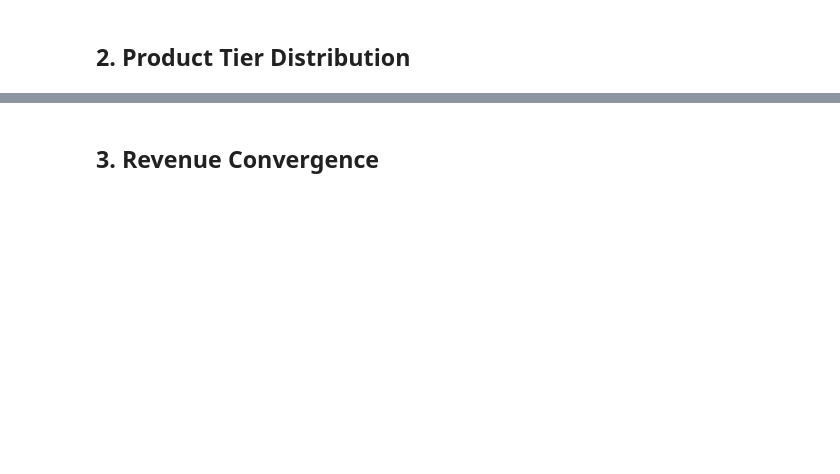
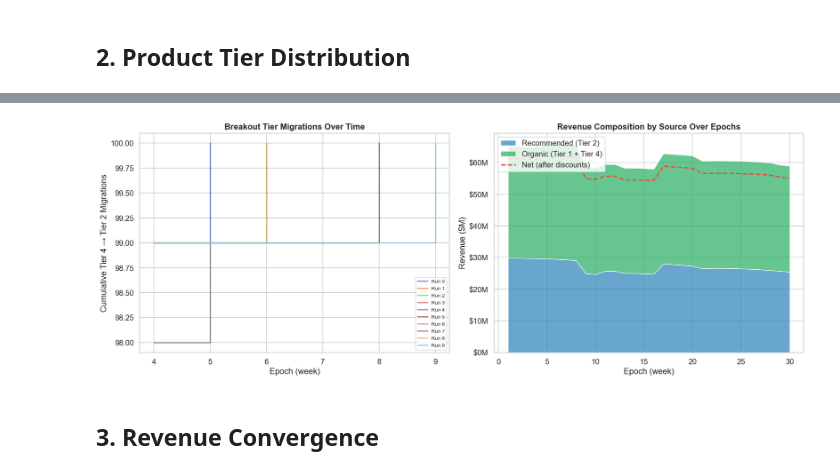
Before and after one commit to dalinkstone/toydatadecomp, a Jupyter notebook: notebooks/analysis.ipynb, the cells around one changed output, grey strips where cells are left out. Cells and saved outputs as stored; diff of their text form; code cells hidden in the pictures; blank space fills up the shorter version.

```diff
--- a/notebooks/analysis.ipynb
+++ b/notebooks/analysis.ipynb
@@ -211,50 +322,52 @@ plt.show()
 # %%
-# ── 2b. Tier migration over simulation epochs ─────────────────────
-# Track cumulative breakout promotions (Tier 4 -> Tier 2) by epoch
+# ── 2b. Tier migration + revenue composition over epochs ──────────
+fig, axes = plt.subplots(1, 2, figsize=(16, 6))
+
+# Left: Cumulative tier migrations
 if len(transitions) > 0:
-    # Aggregate across runs: mean cumulative migrations per epoch
     migration_by_epoch = (
-        transitions
-        .groupby(["run_id", "epoch"])
-        .size()
+        transitions.groupby(["run_id", "epoch"]).size()
         .reset_index(name="migrations")
     )
-    # Cumulative per run
     migration_by_epoch["cumulative"] = (
-        migration_by_epoch
-        .groupby("run_id")["migrations"]
-        .cumsum()
+        migration_by_epoch.groupby("run_id")["migrations"].cumsum()
     )
-
-    fig, axes = plt.subplots(1, 2, figsize=(16, 6))
-
-    # Left: cumulative migrations per run
     for rid, grp in migration_by_epoch.groupby("run_id"):
         axes[0].step(grp["epoch"], grp["cumulative"], where="post",
                      label=f"Run {rid}", alpha=0.8, linewidth=2)
     axes[0].set_xlabel("Epoch (week)")
-    axes[0].set_ylabel("Cumulative Tier 4 -> Tier 2 Migrations")
+    axes[0].set_ylabel("Cumulative Tier 4 → Tier 2 Migrations")
     axes[0].set_title("Breakout Tier Migrations Over Time", fontweight="bold")
-    axes[0].legend()
+    axes[0].legend(fontsize=8)
+else:
+    axes[0].text(0.5, 0.5, "No tier transitions recorded", ha="center",
+                 va="center", transform=axes[0].transAxes, fontsize=14, color="gray")
+    axes[0].set_title("Tier Migrations (pending)", fontweight="bold")
 
-    # Right: summary mean from summary.parquet
-    axes[1].plot(summary["epoch"], summary["mean_breakout_success_count"],
-                 color="#e74c3c", linewidth=2, label="Mean breakout successes")
-    axes[1].fill_between(
-        summary["epoch"],
-        summary["ci_lower_breakout_success_count"],
-        summary["ci_upper_breakout_success_count"],
-        alpha=0.2, color="#e74c3c",
-    )
-    axes[1].set_xlabel("Epoch (week)")
-    axes[1].set_ylabel("Cumulative Breakout Successes")
-    axes[1].set_title("Breakout Success Count (mean +/- 95% CI)", fontweight="bold")
-    axes[1].legend()
+# Right: Stacked area — revenue composition across epochs
+epochs = summary["epoch"]
+rec_rev = summary["mean_recommended_revenue"] * SCALE / 1e6
+org_rev = summary["mean_organic_revenue"] * SCALE / 1e6
+disc_cost = summary["mean_discount_cost"] * SCALE / 1e6
 
-    plt.tight_layout()
-    plt.show()
-else:
-    print("No tier transitions recorded in this simulation.")
+axes[1].stackplot(
+    epochs, rec_rev, org_rev,
+    labels=["Recommended (Tier 2)", "Organic (Tier 1 + Tier 4)"],
+    colors=["#2980b9", "#27ae60"], alpha=0.7,
+)
+axes[1].plot(epochs, rec_rev + org_rev - disc_cost,
+             color="#e74c3c", linewidth=2, linestyle="--", label="Net (after discounts)")
+axes[1].set_xlabel("Epoch (week)")
+axes[1].set_ylabel("Revenue ($M)")
+axes[1].set_title("Revenue Composition by Source Over Epochs", fontweight="bold")
+axes[1].legend(loc="upper left")
+axes[1].yaxis.set_major_formatter(mticker.FuncFormatter(lambda x, _: f"${x:,.0f}M"))
+
+plt.tight_layout()
+fig.savefig(IMG_DIR / "tier_revenue_stacked.png", dpi=150, bbox_inches="tight")
+plt.show()
+# %% [output]
+[figure, added]
 # %% [markdown]
 <a id='3'></a>
 ## 3. Revenue Convergence
```
Also changed, not shown: parts of 20 cells of this notebook, 15 other files.
